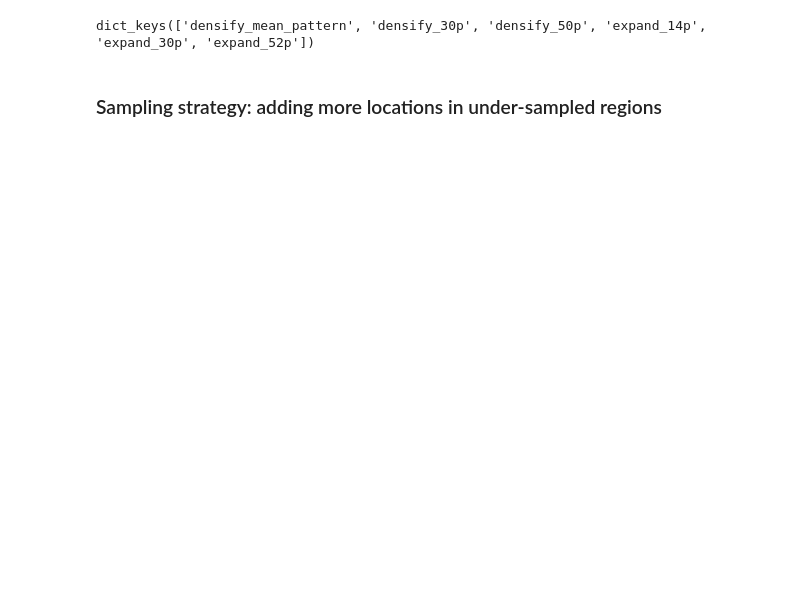
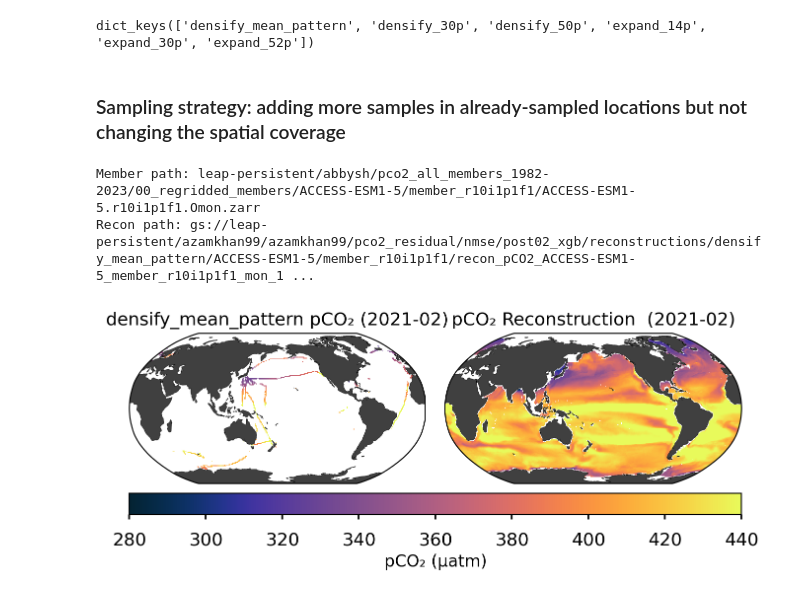
Before and after one commit to spariser/ReconstructOceanCarbonP3G1, a Jupyter notebook: Project3-ReconstructPCO2/notebooks/Oceanmixing_Group1_sp.ipynb, the cells around one changed output. Drawn from its saved outputs; the diff is of its cells as text; code cells hidden in the pictures; blank space fills up the shorter version.

```diff
--- a/Project3-ReconstructPCO2/notebooks/Oceanmixing_Group1_sp.ipynb
+++ b/Project3-ReconstructPCO2/notebooks/Oceanmixing_Group1_sp.ipynb
@@ -731,4 +794,14 @@ selected_mems_dict_no_mpi = {
 }
+# %%
+mask_data_dict = {
+    # "baseline": socat_mask_data,
+    # "densify_mean_pattern": socat_mean_glob,
+    # "densify_30p": socat_30p_glob,
+    # "densify_50p": socat_50p_glob,
+    # "expand_14p": addmeanp_socat,
+    # "expand_30p": add30p_socat,
+    "expand_50p": add50p_socat
+}
 # %%
 # Call the function
 run_ngboost_with_masks(
@@ -769,7 +842,7 @@ Done with mask: expand_52p at 2025-04-23 15:43:57.592318
 stop here
 # %%
 seed_loc_dict = defaultdict(dict)
-for ens, mem_list in selected_mems_dict_no_mpi.items():
+for ens, mem_list in selected_mems_dict.items():
     sub_dictt = {mem: no for no, mem in enumerate(mem_list)}
     seed_loc_dict[ens] = sub_dictt
 # %%
@@ -1265,7 +1358,7 @@ if runthiscell != -1:
 def plot_reconstruction_vs_truth(
     mask_name,
     mask_data_dict,
-    selected_mems_dict_no_mpi,
+    selected_mems_dict,
     ensemble_dir,
     output_dir,
     dates,
@@ -1285,8 +1378,8 @@ def plot_reconstruction_vs_truth(
         cmap = cm.thermal
 
     # Select the first ensemble and member
-    first_ens = list(selected_mems_dict_no_mpi.keys())[0]
-    first_mem = selected_mems_dict_no_mpi[first_ens][0]
+    first_ens = list(selected_mems_dict.keys())[0]
+    first_mem = selected_mems_dict[first_ens][0]
 
     # Load original member data from ESM output
     member_dir = f"{ensemble_dir}/{first_ens}/{first_mem}"
@@ -1350,8 +1443,8 @@ def plot_reconstruction_vs_truth(
             ax=1,
         )
 
-        worldmap.set_title(f"{mask_name} pCO₂ (2021-01)", ax=0, fontsize=13)
-        worldmap.set_title("pCO₂ Reconstruction  (2021-01)", ax=1, fontsize=13)
+        worldmap.set_title(f"{mask_name} pCO₂ ({chosen_time})", ax=0, fontsize=13)
+        worldmap.set_title(f"pCO₂ Reconstruction  ({chosen_time})", ax=1, fontsize=13)
 
         colorbar = worldmap.add_colorbar(sub0, ax=0)
         worldmap.set_cbar_xlabel(colorbar, "pCO₂ (µatm)", fontsize=12)
@@ -1361,5 +1454,31 @@ def plot_reconstruction_vs_truth(
 mask_data_dict.keys()
 # %% [output]
 dict_keys(['densify_mean_pattern', 'densify_30p', 'densify_50p', 'expand_14p', 'expand_30p', 'expand_52p'])
-# %% [markdown]
-### Sampling strategy: adding more locations in under-sampled regions
+# %%
+mask_data_dict = {
+    "baseline": socat_mask_data,
+    "densify_mean_pattern": socat_mean_glob,
+    "densify_30p": socat_30p_glob,
+    "densify_50p": socat_50p_glob,
+    "expand_14p": addmeanp_socat,
+    "expand_30p": add30p_socat,
+    "expand_50p": add50p_socat
+}
+# %% [markdown]
+### Sampling strategy: adding more samples in already-sampled locations but not changing the spatial coverage
+# %%
+plot_reconstruction_vs_truth(
+    mask_name="densify_mean_pattern",
+    mask_data_dict=mask_data_dict,  # or any other mask from your mask_data_dict
+    selected_mems_dict=selected_mems_dict,
+    ensemble_dir=ensemble_dir,
+    output_dir=output_dir,
+    dates=dates,
+    init_date=init_date,
+    fin_date=fin_date,
+    chosen_time="2021-02"
+)
+# %% [output]
+Member path: leap-persistent/abbysh/pco2_all_members_1982-2023/00_regridded_members/ACCESS-ESM1-5/member_r10i1p1f1/ACCESS-ESM1-5.r10i1p1f1.Omon.zarr
+Recon path: gs://leap-persistent/azamkhan99/azamkhan99/pco2_residual/nmse/post02_xgb/reconstructions/densify_mean_pattern/ACCESS-ESM1-5/member_r10i1p1f1/recon_pCO2_ACCESS-ESM1-5_member_r10i1p1f1_mon_1 ...
+[figure, added]
```
Also changed, not shown: parts of 23 cells of this notebook.
